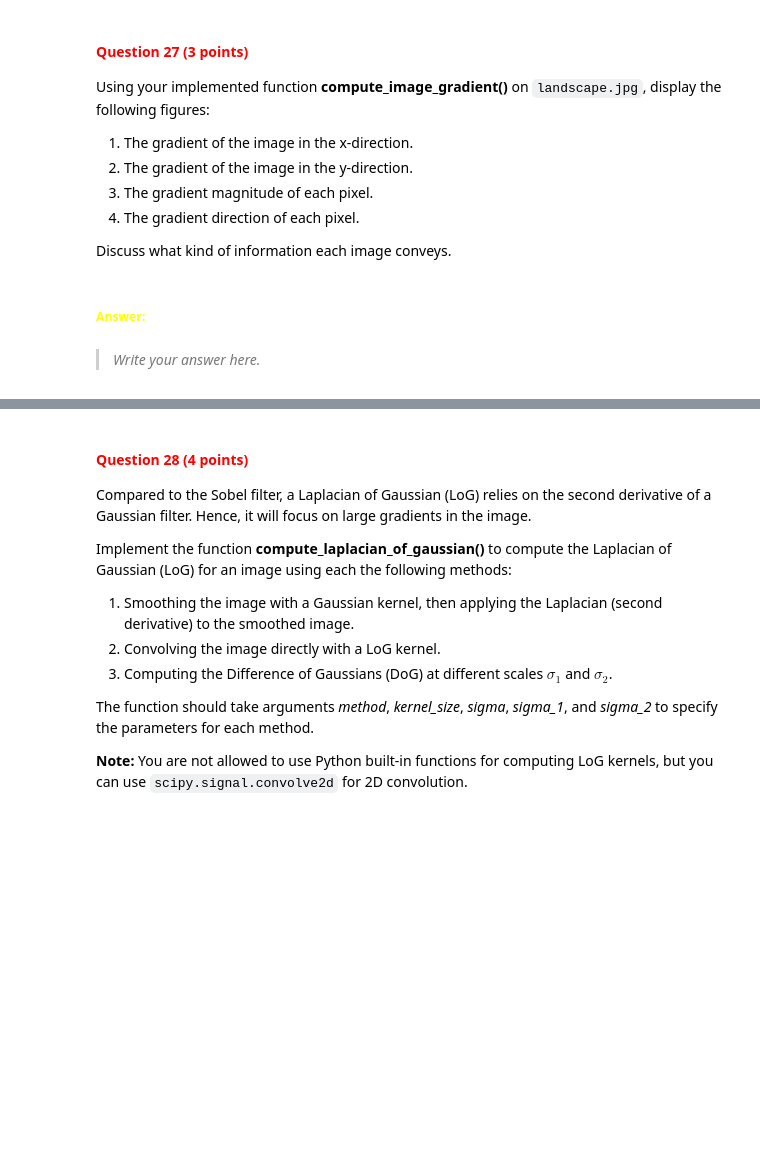
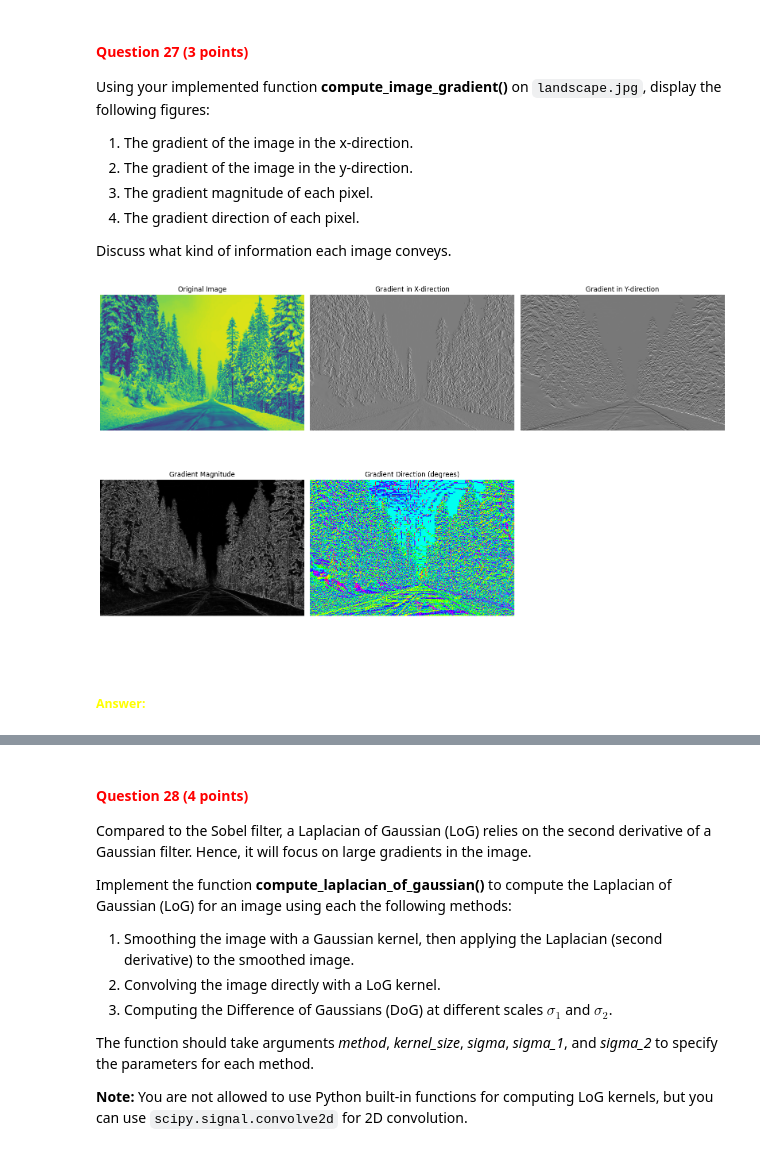
Before and after one commit to JonasElzinga/cv1-lab-2, a Jupyter notebook: cv1-lab-2.ipynb, the cells around one changed output, grey strips where cells are left out. Drawn from its saved outputs; the diff is of its cells as text; code cells hidden in the pictures; blank space fills up the shorter version.

Commit message:
Progress made on questions, merging to be able to use your answers.

```diff
--- a/cv1-lab-2.ipynb
+++ b/cv1-lab-2.ipynb
@@ -933,7 +949,10 @@ def compute_image_gradient(input_image: np.ndarray):
                [0, 0, 0],
                [-1, -2, -1]]
 
-    # YOUR CODE HERE
+    gradient_x = scipy.signal.convolve2d(input_image, sobel_x, mode='same', boundary='symm')
+    gradient_y = scipy.signal.convolve2d(input_image, sobel_y, mode='same', boundary='symm')
+    gradient_magnitude = np.sqrt(gradient_x**2 + gradient_y**2)
+    gradient_direction = np.arctan(gradient_y / (gradient_x + 1e-10)) * (180 / np.pi)  # Convert to degrees
 
     return gradient_x, gradient_y, gradient_magnitude, gradient_direction
 # %% [markdown]
@@ -953,4 +970,36 @@ Discuss what kind of information each image conveys.
+# %%
+image = cv2.imread('images/landscape.jpg', cv2.IMREAD_GRAYSCALE)
+image_gray = image.astype(np.float32)
+
+gradient_x, gradient_y, gradient_magnitude, gradient_direction = compute_image_gradient(image_gray)
+
+fig, axs = plt.subplots(2, 3, figsize=(16, 10))
+
+axs[0, 0].imshow(image_gray)
+axs[0, 0].set_title('Original Image')
+axs[0, 0].axis('off')
+
+axs[0, 1].imshow(gradient_x, cmap='gray')
+axs[0, 1].set_title('Gradient in X-direction')
+axs[0, 1].axis('off')
+
+axs[0, 2].imshow(gradient_y, cmap='gray')
+axs[0, 2].set_title('Gradient in Y-direction')
+axs[0, 2].axis('off')
+
+axs[1, 0].imshow(gradient_magnitude, cmap='gray')
+axs[1, 0].set_title('Gradient Magnitude')
+axs[1, 0].axis('off')
+
+axs[1, 1].imshow(gradient_direction, cmap='hsv')
+axs[1, 1].set_title('Gradient Direction (degrees)')
+axs[1, 1].axis('off')
+
+axs[1, 2].axis('off')  # Empty subplot for layout
+
+plt.tight_layout()
+plt.show()
+# %% [output]
+[figure, added]
 # %% [markdown]
 ##### <font color='yellow'>Answer:</font>
-# %% [markdown]
-> *Write your answer here.*
```
Also changed, not shown: parts of 8 cells of this notebook.
